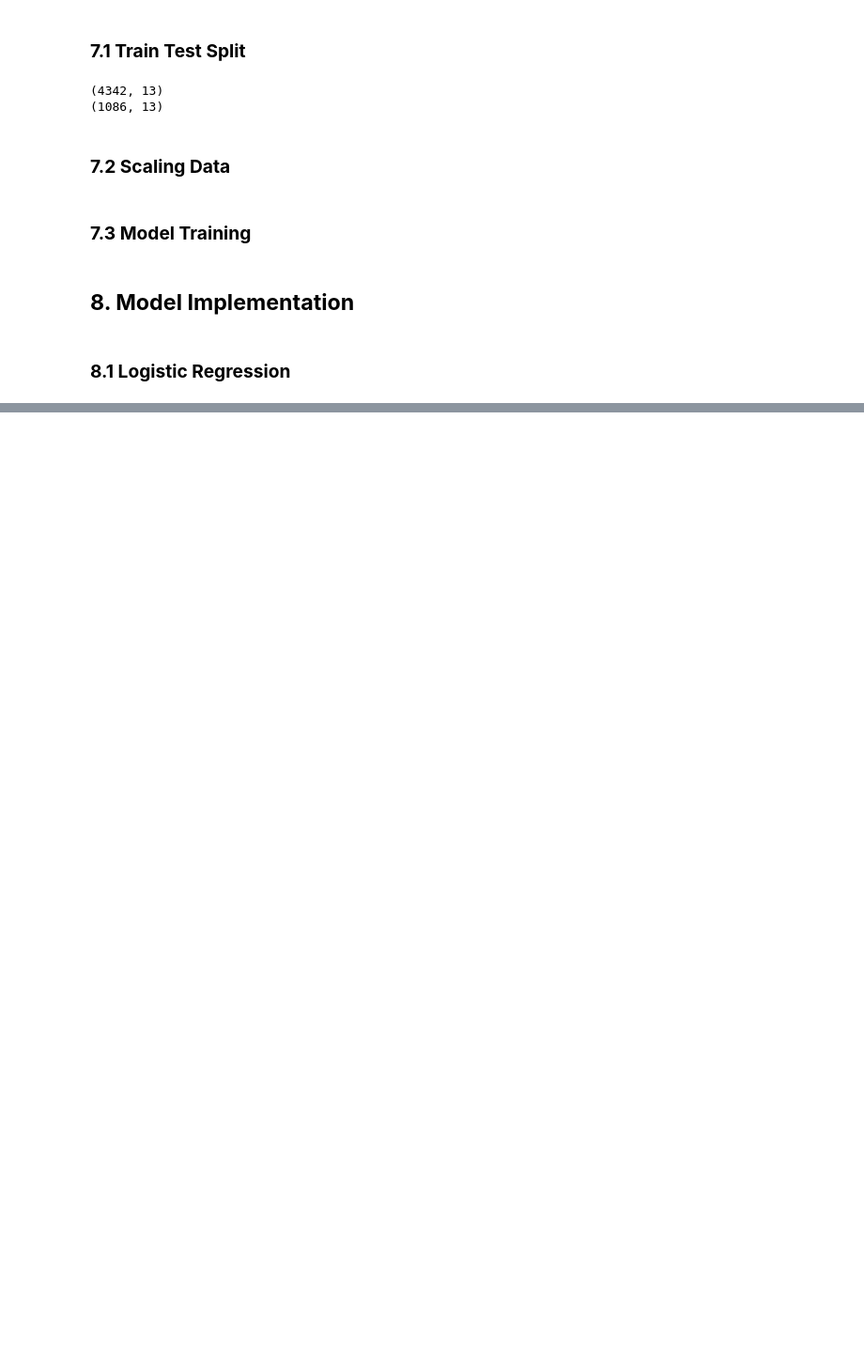
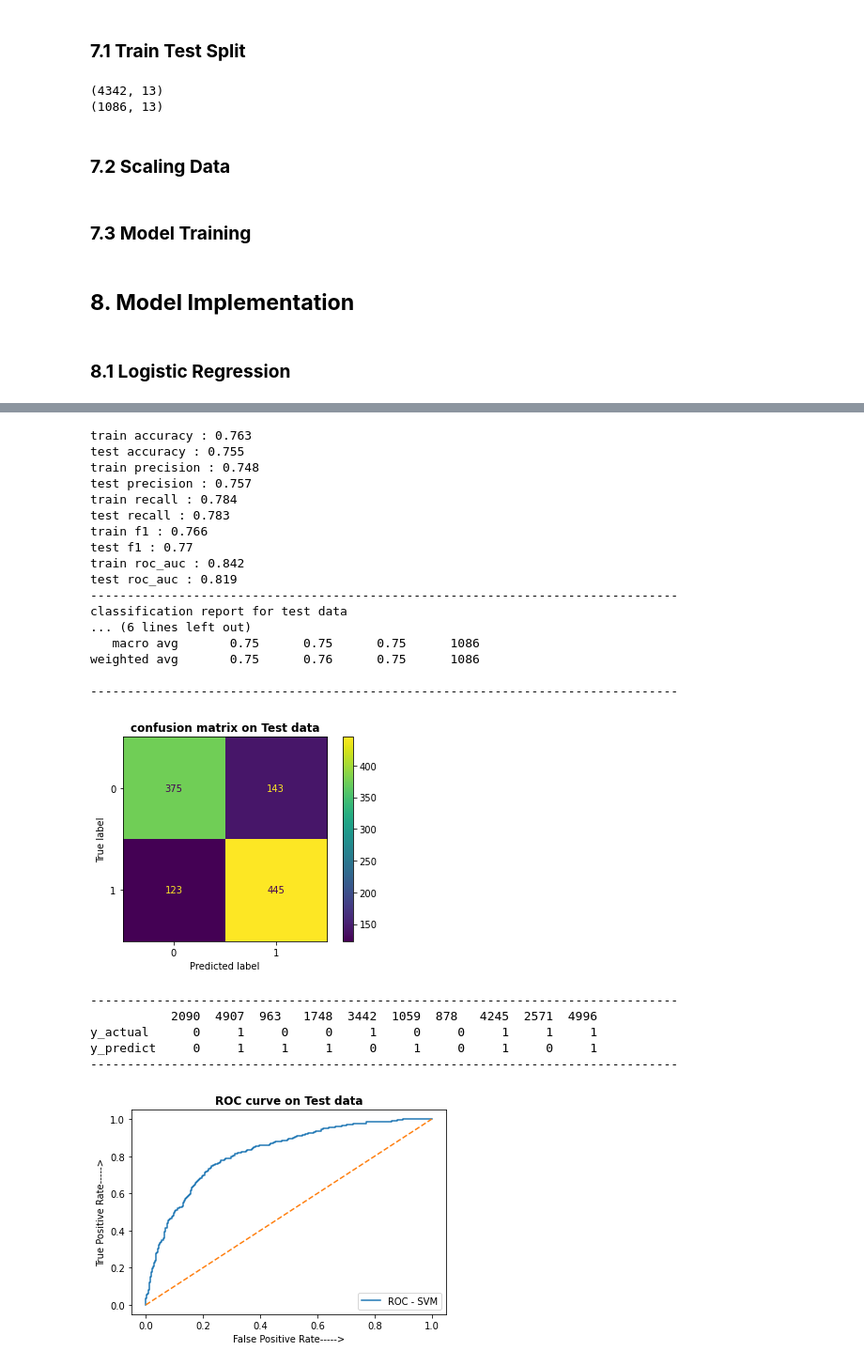
Before and after one commit to Navneet2409/cardiovascular-risk-prediction, a Jupyter notebook: Cardiovascular_Notebook_Navneet_Keshri.ipynb, the cells around one changed output, grey strips where cells are left out. Shown at 94% size. Saved outputs shown, nothing was run; the diff lists cells and outputs as text; code cells hidden in the pictures; blank space fills up the shorter version.

```diff
--- a/Cardiovascular_Notebook_Navneet_Keshri.ipynb
+++ b/Cardiovascular_Notebook_Navneet_Keshri.ipynb
@@ -1111,0 +1155,27 @@ def predict(ml_model, model_name):
+# %%
+predict(SVC(probability=True), 'SVM')
+# %% [output]
+train accuracy : 0.763
+test accuracy : 0.755
+train precision : 0.748
+test precision : 0.757
+train recall : 0.784
+test recall : 0.783
+train f1 : 0.766
+test f1 : 0.77
+train roc_auc : 0.842
+test roc_auc : 0.819
+--------------------------------------------------------------------------------
+classification report for test data
+... (6 lines left out)
+   macro avg       0.75      0.75      0.75      1086
+weighted avg       0.75      0.76      0.75      1086
+
+--------------------------------------------------------------------------------
+[figure, added]
+--------------------------------------------------------------------------------
+           2090  4907  963   1748  3442  1059  878   4245  2571  4996
+y_actual      0     1     0     0     1     0     0     1     1     1
+y_predict     0     1     1     1     0     1     0     1     0     1
+--------------------------------------------------------------------------------
+[figure, added]
```
Also changed, not shown: parts of 48 cells of this notebook.
